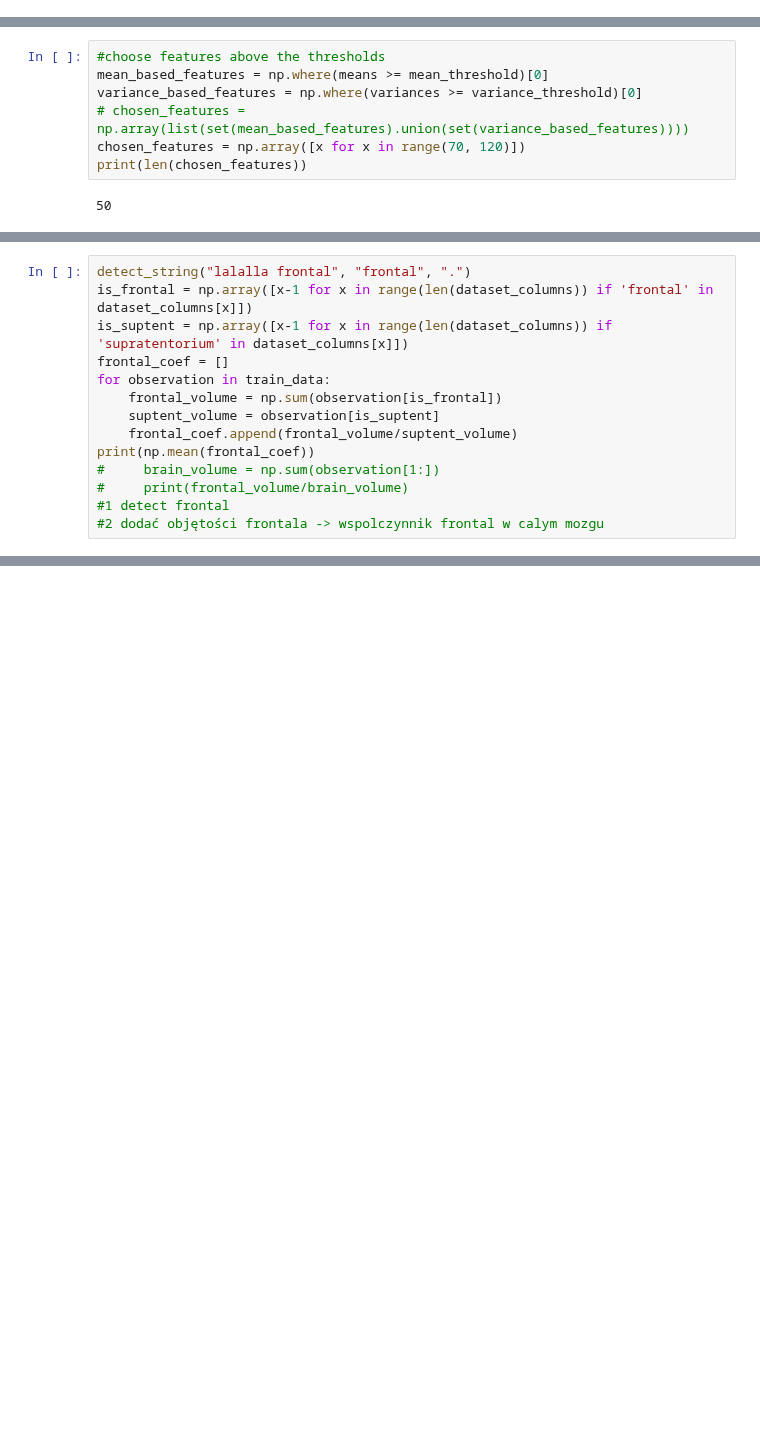
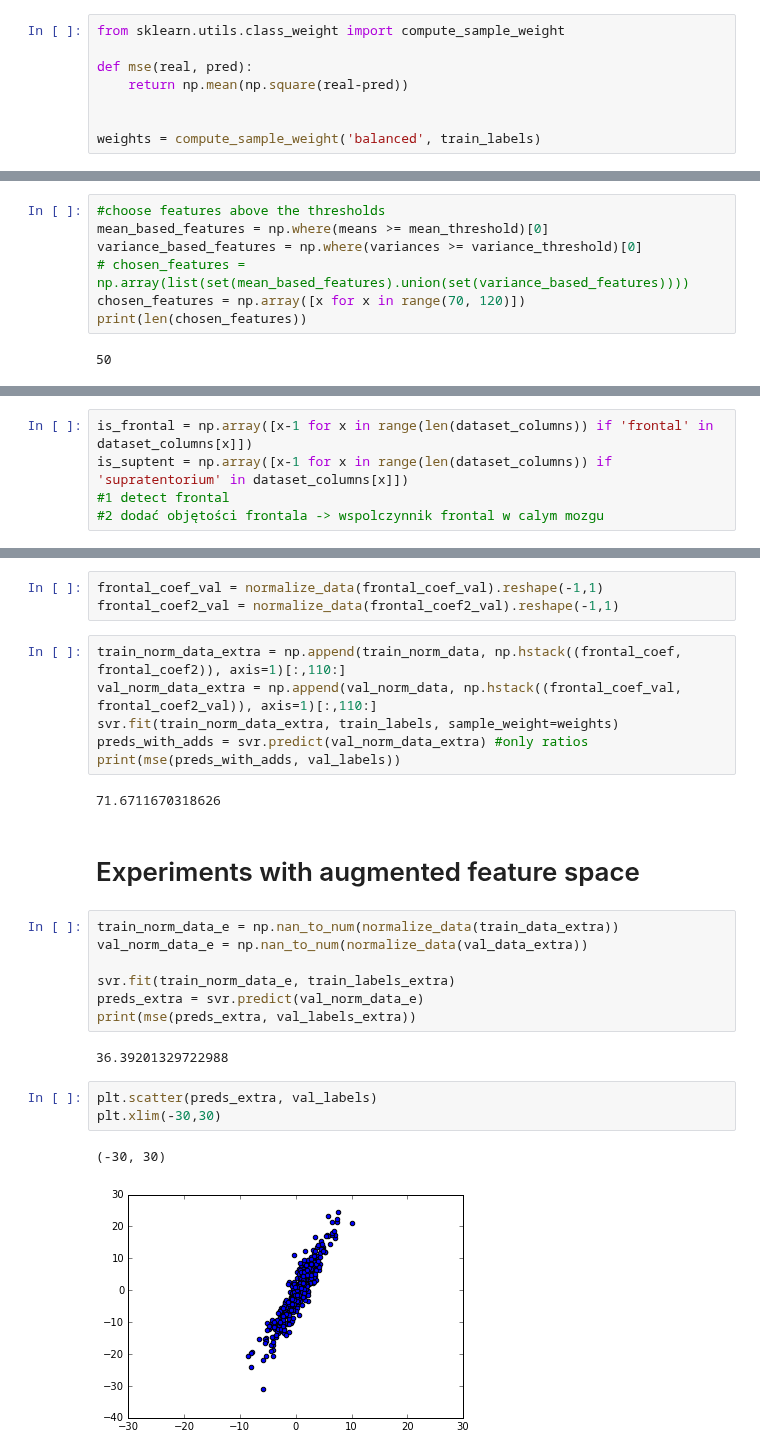
Before and after one commit to xgoogax/brainhack_abcd, a Jupyter notebook: data_preparation + PCA.ipynb, the cells around one changed output, grey strips where cells are left out. Drawn from its saved outputs; the diff is of its cells as text; blank space fills up the shorter version.

Commit message:
added augmented analysis and predictions

```diff
--- a/data_preparation + PCA.ipynb
+++ b/data_preparation + PCA.ipynb
@@ -247,3 +260,11 @@ weights = [fitted_gaussian.pdf(x) for x in train_labels]
+# %%
+from sklearn.utils.class_weight import compute_sample_weight
+
+def mse(real, pred):
+    return np.mean(np.square(real-pred))
+
+
+weights = compute_sample_weight('balanced', train_labels)
 # %%
 svr = SVR()
 svr.fit(train_norm_data, train_labels, sample_weight=weights)
@@ -322,14 +323,5 @@ def detect_string(string,chunk, replacement):
 # %%
-detect_string("lalalla frontal", "frontal", ".")
 is_frontal = np.array([x-1 for x in range(len(dataset_columns)) if 'frontal' in dataset_columns[x]])
 is_suptent = np.array([x-1 for x in range(len(dataset_columns)) if 'supratentorium' in dataset_columns[x]])
-frontal_coef = []
-for observation in train_data:
-    frontal_volume = np.sum(observation[is_frontal])
-    suptent_volume = observation[is_suptent]
-    frontal_coef.append(frontal_volume/suptent_volume)
-print(np.mean(frontal_coef))
-#     brain_volume = np.sum(observation[1:])
-#     print(frontal_volume/brain_volume)
 #1 detect frontal
 #2 dodać objętości frontala -> wspolczynnik frontal w calym mozgu
@@ -358,0 +356,28 @@ print(np.mean(frontal_coef_2))
+# %%
+frontal_coef_val = normalize_data(frontal_coef_val).reshape(-1,1)
+frontal_coef2_val = normalize_data(frontal_coef2_val).reshape(-1,1)
+# %%
+train_norm_data_extra = np.append(train_norm_data, np.hstack((frontal_coef, frontal_coef2)), axis=1)[:,110:]
+val_norm_data_extra = np.append(val_norm_data, np.hstack((frontal_coef_val, frontal_coef2_val)), axis=1)[:,110:]
+svr.fit(train_norm_data_extra, train_labels, sample_weight=weights)
+preds_with_adds = svr.predict(val_norm_data_extra) #only ratios
+print(mse(preds_with_adds, val_labels))
+# %% [output]
+71.6711670318626
+# %% [markdown]
+# Experiments with augmented feature space
+# %%
+train_norm_data_e = np.nan_to_num(normalize_data(train_data_extra))
+val_norm_data_e = np.nan_to_num(normalize_data(val_data_extra))
+
+svr.fit(train_norm_data_e, train_labels_extra)
+preds_extra = svr.predict(val_norm_data_e)
+print(mse(preds_extra, val_labels_extra))
+# %% [output]
+36.39201329722988
+# %%
+plt.scatter(preds_extra, val_labels)
+plt.xlim(-30,30)
+# %% [output]
+(-30, 30)
+[figure, added]
```
Also changed, not shown: parts of 37 cells of this notebook.
